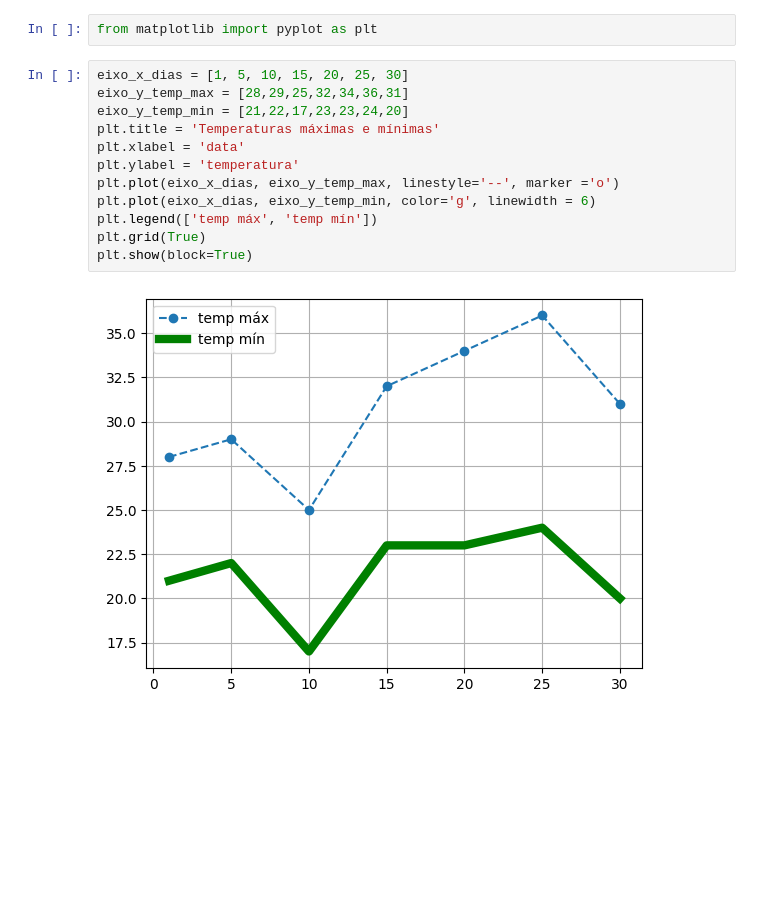
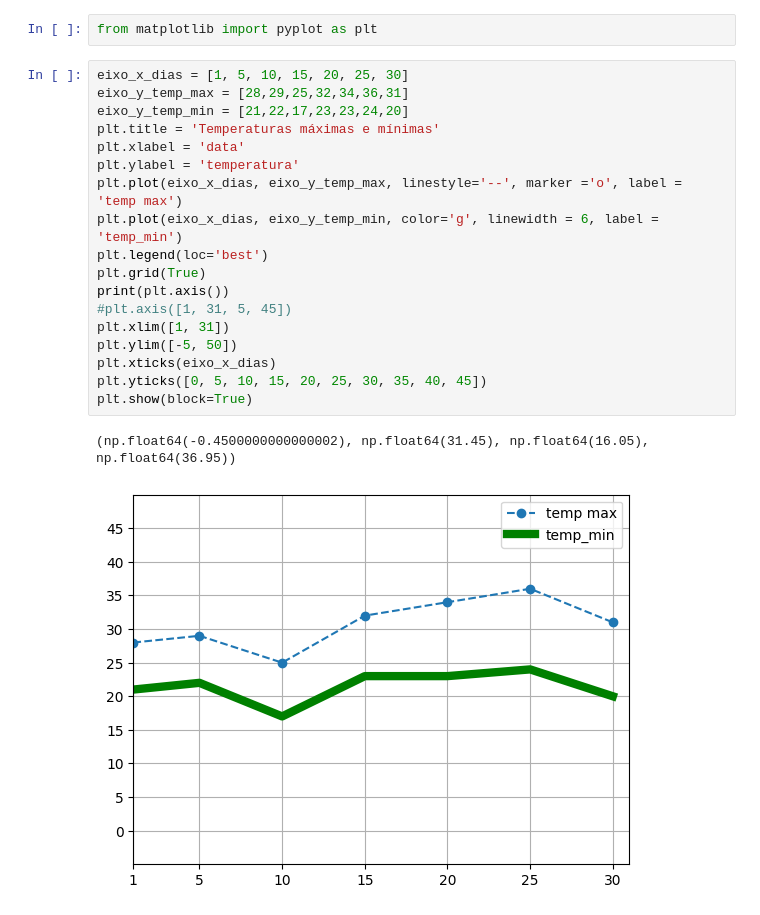
Before and after one commit to Bruno-TMS/pos_data_science_ml, a Jupyter notebook: m1_estatistica_computacional/estudo_matpoltlib.ipynb, the cells around one changed output. Drawn from its saved outputs; the diff is of its cells as text; blank space fills up the shorter version.

```diff
--- a/m1_estatistica_computacional/estudo_matpoltlib.ipynb
+++ b/m1_estatistica_computacional/estudo_matpoltlib.ipynb
@@ -3,14 +3,21 @@ from matplotlib import pyplot as plt
 # %%
 eixo_x_dias = [1, 5, 10, 15, 20, 25, 30]
 eixo_y_temp_max = [28,29,25,32,34,36,31]
 eixo_y_temp_min = [21,22,17,23,23,24,20]
 plt.title = 'Temperaturas máximas e mínimas'
 plt.xlabel = 'data'
 plt.ylabel = 'temperatura'
-plt.plot(eixo_x_dias, eixo_y_temp_max, linestyle='--', marker ='o')
-plt.plot(eixo_x_dias, eixo_y_temp_min, color='g', linewidth = 6)
-plt.legend(['temp máx', 'temp mín'])
+plt.plot(eixo_x_dias, eixo_y_temp_max, linestyle='--', marker ='o', label = 'temp max')
+plt.plot(eixo_x_dias, eixo_y_temp_min, color='g', linewidth = 6, label = 'temp_min')
+plt.legend(loc='best')
 plt.grid(True)
+print(plt.axis())
+#plt.axis([1, 31, 5, 45])
+plt.xlim([1, 31])
+plt.ylim([-5, 50])
+plt.xticks(eixo_x_dias)
+plt.yticks([0, 5, 10, 15, 20, 25, 30, 35, 40, 45])
 plt.show(block=True)
 # %% [output]
+(np.float64(-0.4500000000000002), np.float64(31.45), np.float64(16.05), np.float64(36.95))
-[figure, old version]
+[figure, new version]
```
Also changed, not shown: parts of 2 cells of this notebook.
